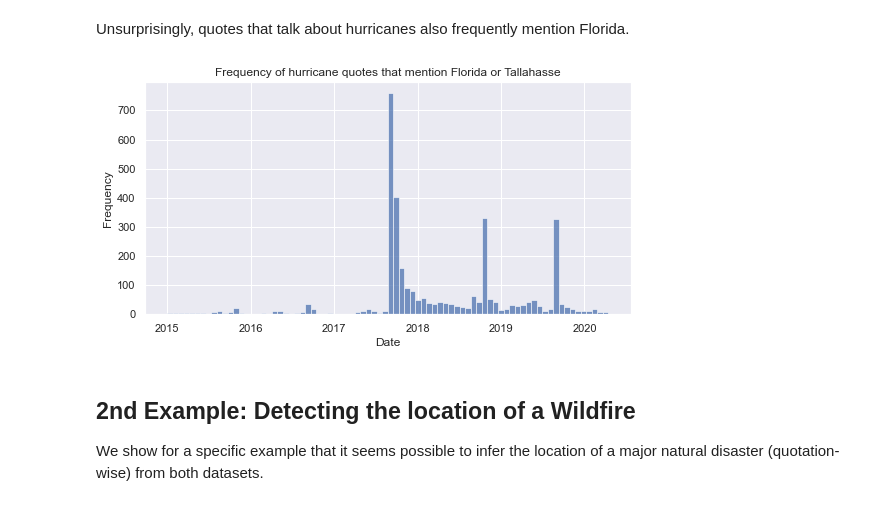
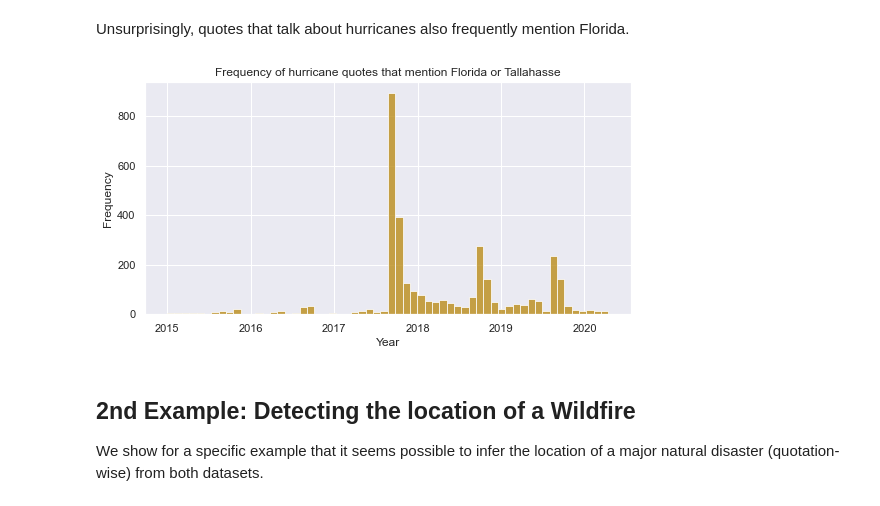
Before and after one commit to epfl-ada/ada-2021-project-marietan-ghariani-bracone-karimi, a Jupyter notebook: project.ipynb, the cells around one changed output. Drawn from its saved outputs; the diff is of its cells as text; code cells hidden in the pictures.

Commit message:
Plot modifs

```diff
--- a/project.ipynb
+++ b/project.ipynb
@@ -696,12 +696,12 @@ Unsurprisingly, quotes that talk about hurricanes also frequently mention
 Florida.
 # %%
 sns.set(rc={'figure.figsize':(8.7, 4.27)})
-sns.histplot(x=get_occurrence(df_hurricane, "florida|tallahasse")["date"], bins=80)
+sns.histplot(x=get_occurrence(df_hurricane, "florida|tallahasse")["date"], bins=60, color='darkgoldenrod')
 plt.title("Frequency of hurricane quotes that mention Florida or Tallahasse")
-plt.xlabel("Date")
+plt.xlabel("Year")
 plt.ylabel("Frequency");
 # %% [output]
-[figure, old version]
+[figure, new version]
 # %% [markdown]
 ## 2nd Example: Detecting the location of a Wildfire
 
```
Also changed, not shown: parts of 1 cell of this notebook, 2 other files.
